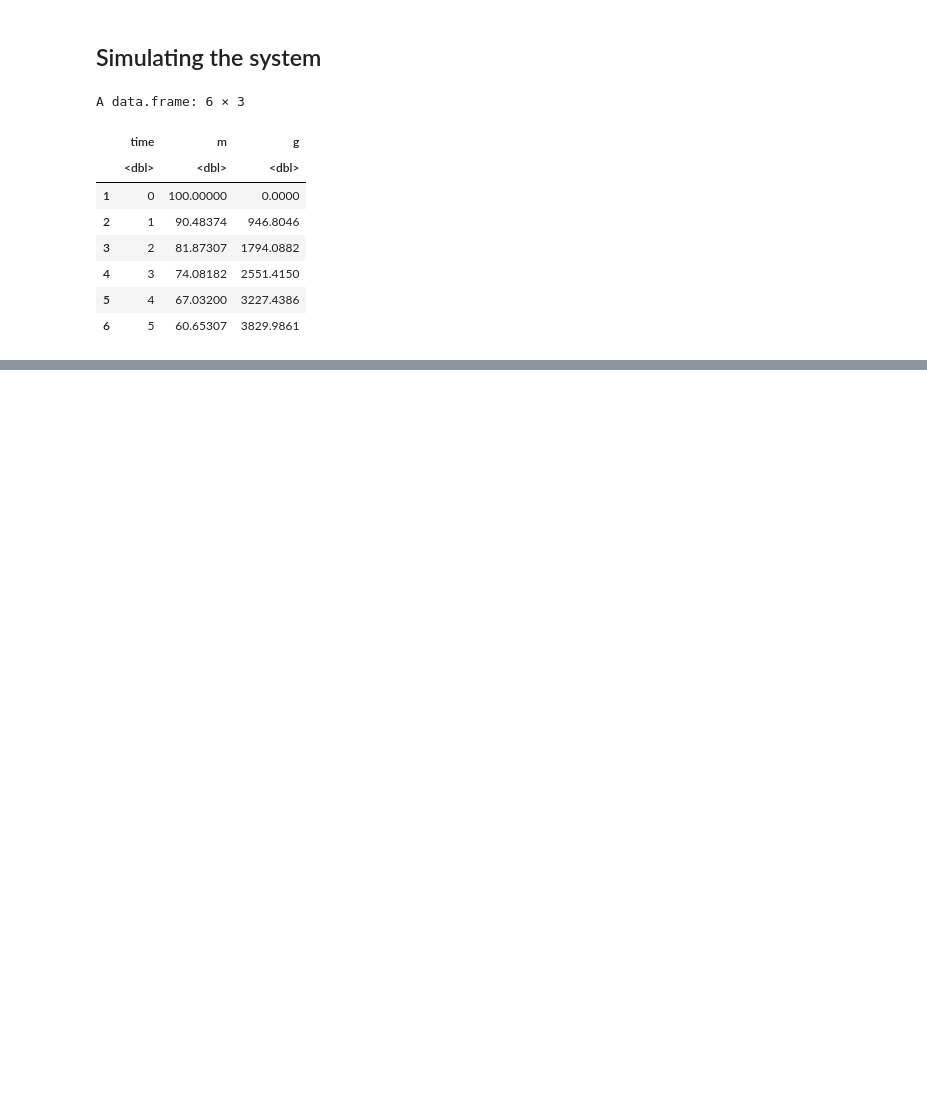
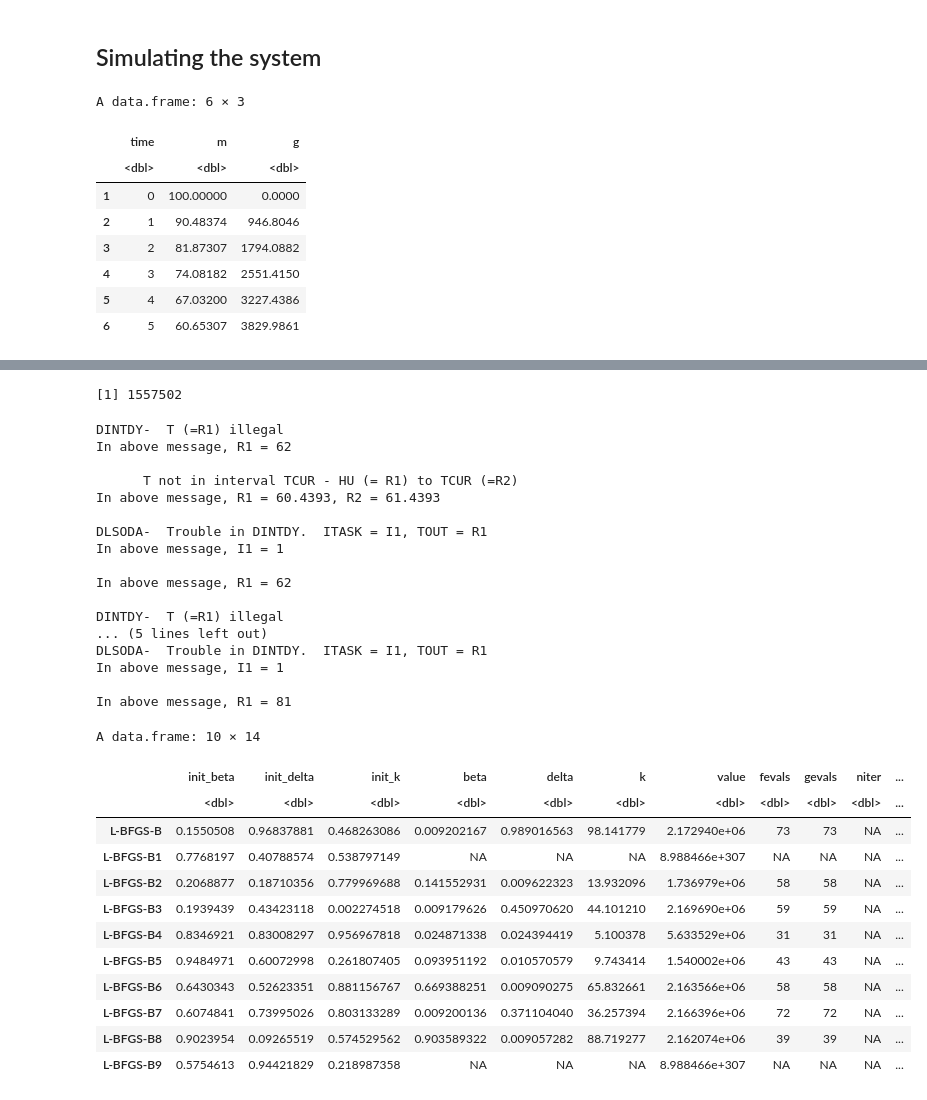
Before and after one commit to singuyenmai/bioModelling, a Jupyter notebook: paramEstimation/ThuSiNguyenMai_ParamEstimation.ipynb, the cells around one changed output, grey strips where cells are left out. Saved outputs shown, nothing was run; the diff lists cells and outputs as text; code cells hidden in the pictures; blank space fills up the shorter version.

```diff
--- a/paramEstimation/ThuSiNguyenMai_ParamEstimation.ipynb
+++ b/paramEstimation/ThuSiNguyenMai_ParamEstimation.ipynb
@@ -64,0 +88,76 @@ grid.arrange(timePlot, phasePlot, ncol = 2, nrow = 1)
+# %%
+ssr <- function(x, data){
+
+    data_t <- data[['time']]
+    data_g <- data[['gfp']]
+    n <- length(data_t)
+
+    init <- c(m = 100, g = 0)
+    t <- seq(0, max(data_t), 1)
+
+    solution <- ode(y = init, times = t, func = mrnaODE, parms = x)
+    solution_df <- as.data.frame(solution)
+
+    predictions_df <- subset(solution_df, time %in% data_t)
+    predictions_g <- predictions_df[['g']]
+
+    sumSR <- 0
+    for (i in 1:n){
+        sumSR <- sumSR + (predictions_g[i] - data_g[i])^2
+    }
+
+    return(sumSR)
+}
+# %%
+ssr(c(beta = 0.01, delta = 0.1, k = 10), data_df)
+# %% [output]
+[1] 1557502
+# %%
+optimize_result <- data.frame()
+
+for (i in 1:10){
+    init_pars <- c(beta = runif(1, min=0, max=1),
+               delta = runif(1, min=0, max=1),
+               k = runif(1, min=0, max=1))
+
+    optimal <- optimx(par = init_pars, fn = ssr, gr = NULL, method = "L-BFGS-B",
+                      upper = Inf, lower = c(0, 0, 0),
+                      data = data_df)
+
+    init_df <- data.frame(init_beta = init_pars[['beta']], init_delta = init_pars[['delta']], init_k = init_pars[['k']])
+    result <- cbind(init_df, optimal)
+    optimize_result <- rbind(optimize_result, result)
+}
+
+optimize_result
+# %% [output]
+DINTDY-  T (=R1) illegal
+In above message, R1 = 62
+
+      T not in interval TCUR - HU (= R1) to TCUR (=R2)
+In above message, R1 = 60.4393, R2 = 61.4393
+
+DLSODA-  Trouble in DINTDY.  ITASK = I1, TOUT = R1
+In above message, I1 = 1
+
+In above message, R1 = 62
+
+DINTDY-  T (=R1) illegal
+... (5 lines left out)
+DLSODA-  Trouble in DINTDY.  ITASK = I1, TOUT = R1
+In above message, I1 = 1
+
+In above message, R1 = 81
+A data.frame: 10 × 14
+|  | init_beta | init_delta | init_k | beta | delta | k | value | fevals | gevals | niter | ... |
+|  | <dbl> | <dbl> | <dbl> | <dbl> | <dbl> | <dbl> | <dbl> | <dbl> | <dbl> | <dbl> | ... |
+| L-BFGS-B | 0.1550508 | 0.96837881 | 0.468263086 | 0.009202167 | 0.989016563 | 98.141779 | 2.172940e+06 | 73 | 73 | NA | ... |
+| L-BFGS-B1 | 0.7768197 | 0.40788574 | 0.538797149 | NA | NA | NA | 8.988466e+307 | NA | NA | NA | ... |
+| L-BFGS-B2 | 0.2068877 | 0.18710356 | 0.779969688 | 0.141552931 | 0.009622323 | 13.932096 | 1.736979e+06 | 58 | 58 | NA | ... |
+| L-BFGS-B3 | 0.1939439 | 0.43423118 | 0.002274518 | 0.009179626 | 0.450970620 | 44.101210 | 2.169690e+06 | 59 | 59 | NA | ... |
+| L-BFGS-B4 | 0.8346921 | 0.83008297 | 0.956967818 | 0.024871338 | 0.024394419 | 5.100378 | 5.633529e+06 | 31 | 31 | NA | ... |
+| L-BFGS-B5 | 0.9484971 | 0.60072998 | 0.261807405 | 0.093951192 | 0.010570579 | 9.743414 | 1.540002e+06 | 43 | 43 | NA | ... |
+| L-BFGS-B6 | 0.6430343 | 0.52623351 | 0.881156767 | 0.669388251 | 0.009090275 | 65.832661 | 2.163566e+06 | 58 | 58 | NA | ... |
+| L-BFGS-B7 | 0.6074841 | 0.73995026 | 0.803133289 | 0.009200136 | 0.371104040 | 36.257394 | 2.166396e+06 | 72 | 72 | NA | ... |
+| L-BFGS-B8 | 0.9023954 | 0.09265519 | 0.574529562 | 0.903589322 | 0.009057282 | 88.719277 | 2.162074e+06 | 39 | 39 | NA | ... |
+| L-BFGS-B9 | 0.5754613 | 0.94421829 | 0.218987358 | NA | NA | NA | 8.988466e+307 | NA | NA | NA | ... |
```
Also changed, not shown: parts of 9 cells of this notebook, 1 other file.
